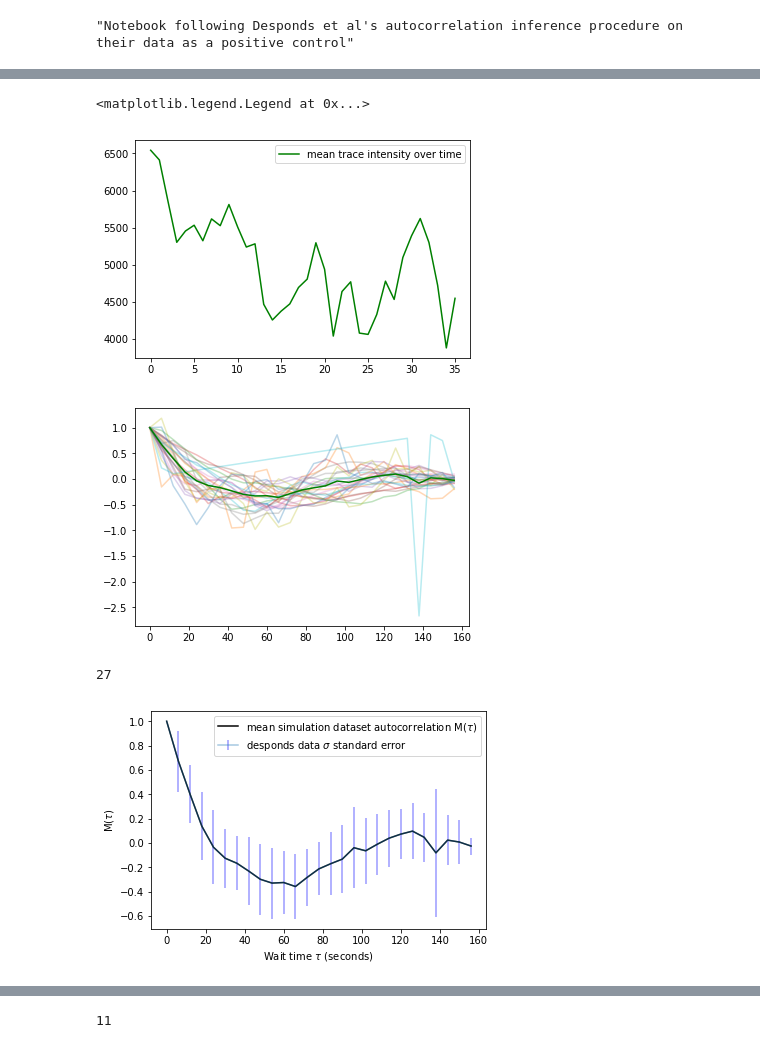
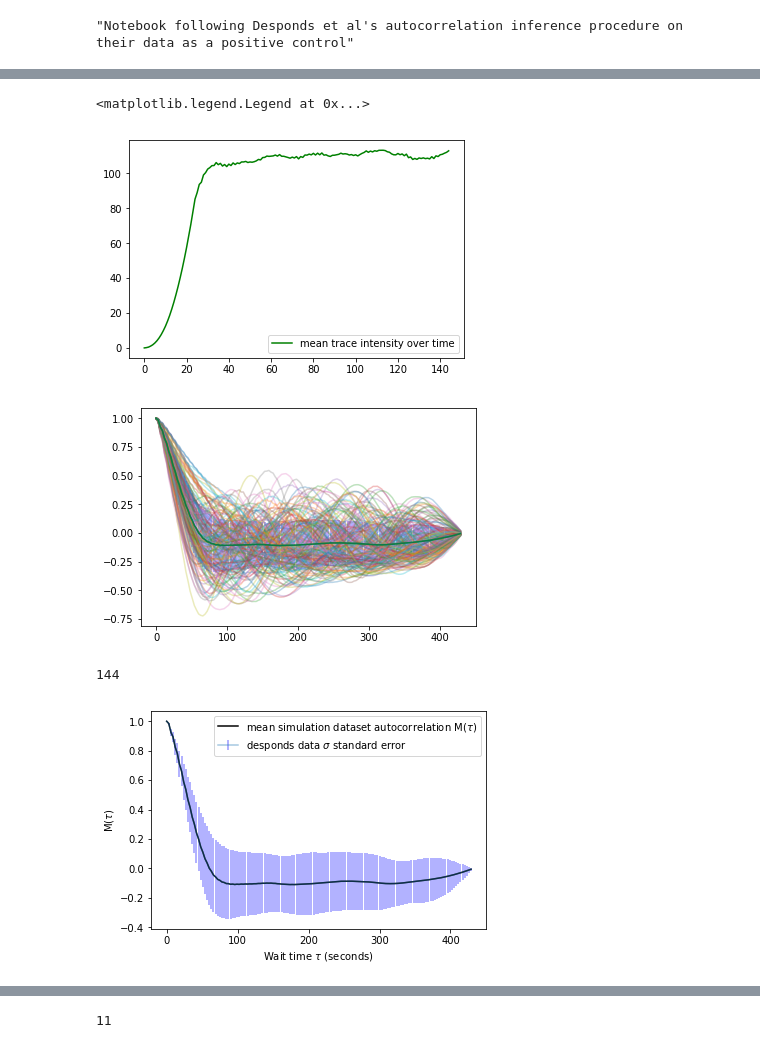
Before and after one commit to tlmakinen/bursting-IGMM, a Jupyter notebook: autocorrelation/desponds-positive-control.ipynb, the cells around one changed output, grey strips where cells are left out. Drawn from its saved outputs; the diff is of its cells as text; code cells hidden in the pictures.

```diff
--- a/autocorrelation/desponds-positive-control.ipynb
+++ b/autocorrelation/desponds-positive-control.ipynb
@@ -27,4 +82,4 @@ table = Table.read('desponds_data/embryo2-anterior-nc13.csv')
 # %%
-for name in table.colnames:
-    plt.plot(table[name])
+for trace in tracelist:
+    plt.plot(trace)
 # %% [output]
@@ -36,13 +91,13 @@ for name in table.colnames:
     trace = table[name]
     traces.append(trace)
 
-seconds = np.arange(len(trace)) * 6
+seconds = np.arange(len(tracelist[0])) * stepsize
 
-plt.plot(np.mean(traces, axis=0), color='green', label="mean trace intensity over time")
+plt.plot(np.mean(tracelist, axis=0), color='green', label="mean trace intensity over time")
 plt.legend()
 # %% [output]
 <matplotlib.legend.Legend at 0x...>
-[figure, old version]
+[figure, new version]
 # %%
 # hard-code the autocorrelation of the signal from eq. (12) in Desponds et al
 def autocorrelateSignal(trace):
@@ -62,5 +117,5 @@ def autocorrelateSignal(trace):
         auto_fn.append(sm1 / norm)
         return np.asarray(auto_fn)
 # %%
-start_index = 5
-stop_index = 33
+start_index = 30
+stop_index = -1
@@ -67,5 +187,5 @@ stop_index = 33
 # %%
-def tracePackageAutocorrelation(table, start_index, stop_index):
+def traceTableAutocorrelation(table, start_index, stop_index):
     # compute autocorrelation with long time traces
     autolist = []
     tracelist = []
@@ -74,13 +194,15 @@ def tracePackageAutocorrelation(table, start_index, stop_index):
 
 
     for j in table.colnames:
-    # calibrate fluorescence signal: F(t) = I(t) / Io
+    # calibrate fluorescence signal: F(t) = I(t) / Io, Io = <Imax> / sum(loop)
         max_intens.append(np.max(table[j][start_index:stop_index])) # get maximum fluorescence from each trace in given region
 
             # DO WE STILL COUNT ZERO SIGNAL CELLS????  --> yes, in fact, since they contribute to the average gene expression
             # for a given region.
 
-    I_o = np.mean(np.asarray(max_intens))   # mean of the maxima of all traces in set
+    Imax = np.mean(np.asarray(max_intens))   # mean of the maxima of all traces in set
+
+    I_o = Imax / np.sum(loopfn(despondsfile, tPol, k_elong, sizePol)) *150
     #print('Io = ', I_o)
 
     for name in table.colnames:
@@ -129,38 +251,38 @@ def tracePackageAutocorrelation(table, start_index, stop_index):
 
     return autoav[1:],tracelist_corr,autolist,tracelist,autostd[1:]
 # %%
-autoav,tracelist_corr,autolist,tracelist,autostd = tracePackageAutocorrelation(table, start_index, stop_index)
+autoav,tracelist_corr,autolist,tracelist,autostd = tracePackageAutocorrelation(tracelist, start_index, stop_index)
 # %%
 t = np.arange(len(autoav))
 # %%
 autoarr = np.asarray(autoav)
 
 for i in autolist:
-    plt.plot(t*6,i[1:], alpha=0.3)
+    plt.plot(t*stepsize,i[1:], alpha=0.3)
 
 autocov = np.nanvar(autoarr, axis=0)
-plt.plot(t*6, autoav, color = 'g', label = "average autocorrelation of trace data \n anterior cell cycle 13")
-#plt.errorbar(x=t*6, y=autoav, yerr=(autostd, autostd), ecolor='b', alpha=0.4, label = r'desponds data $\sigma$ standard error')
+plt.plot(t*stepsize, autoav, color = 'g', label = "average autocorrelation of trace data \n anterior cell cycle 13")
+plt.errorbar(x=t*stepsize, y=autoav, yerr=(autostd, autostd), ecolor='b', alpha=0.4, label = r'desponds data $\sigma$ standard error')
 #plt.legend(loc='best')
 plt.show()
 
 print(len(autoav))
 # %% [output]
-[figure, old version]
+[figure, new version]
-27
+144
 # %%
 tau = np.arange(len(autoav))   # tau array to plot against
 
-plt.errorbar(x=t*6, y=autoav, yerr=(autostd, autostd), ecolor='b', alpha=0.4, label = r'desponds data $\sigma$ standard error')
+plt.errorbar(x=t*stepsize, y=autoav, yerr=(autostd, autostd), ecolor='b', alpha=0.4, label = r'desponds data $\sigma$ standard error')
 
 # show the mean of our original dataset in red
-plt.plot(t*6, autoav, color='k', label = r'mean simulation dataset autocorrelation M($\tau$)')
+plt.plot(t*stepsize, autoav, color='k', label = r'mean simulation dataset autocorrelation M($\tau$)')
 plt.legend()
 plt.xlabel(r'Wait time $\tau$ (seconds)')
 plt.ylabel(r'M($\tau$)')
 plt.show()
 # %% [output]
-[figure, old version]
+[figure, new version]
 # %%
 # STEP TWO: Fit for value of Pon
 # %%
```
Also changed, not shown: parts of 26 cells of this notebook, 6 other files.
